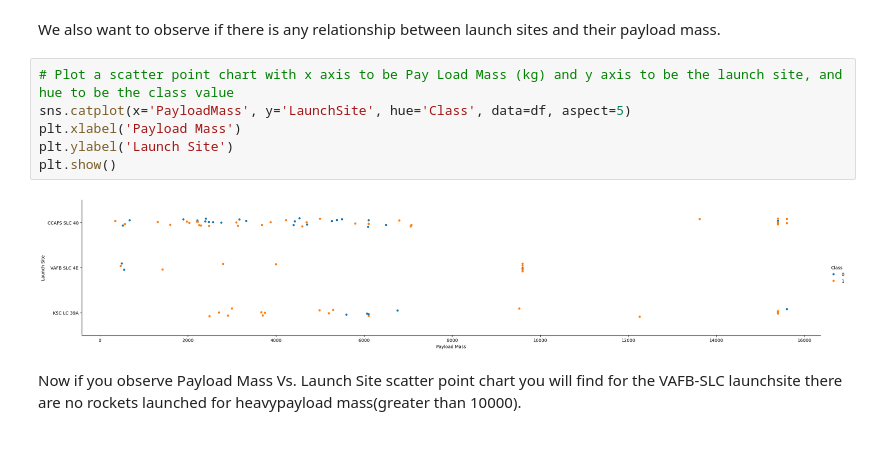
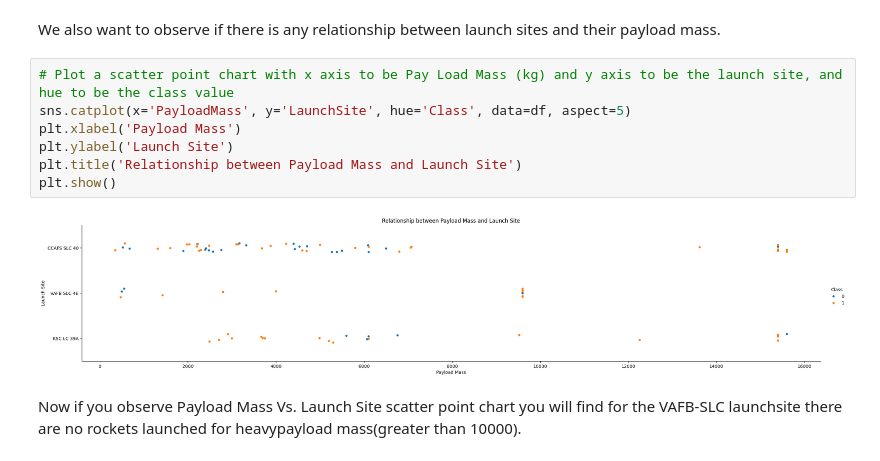
Before and after one commit to jesusdonate/Applied-Data-Science-Capstone-for-IBM, a Jupyter notebook: edadataviz.ipynb, the cells around one changed output. Cells and saved outputs as stored; diff of their text form.

```diff
--- a/edadataviz.ipynb
+++ b/edadataviz.ipynb
@@ -111,11 +112,12 @@ We also want to observe if there is any relationship between launch sites and th
 # %%
 # Plot a scatter point chart with x axis to be Pay Load Mass (kg) and y axis to be the launch site, and hue to be the class value
 sns.catplot(x='PayloadMass', y='LaunchSite', hue='Class', data=df, aspect=5)
 plt.xlabel('Payload Mass')
 plt.ylabel('Launch Site')
+plt.title('Relationship between Payload Mass and Launch Site')
 plt.show()
 # %% [output]
-[figure, old version]
+[figure, new version]
 # %% [markdown]
 Now if you observe Payload Mass Vs. Launch Site scatter point chart you will find for the VAFB-SLC  launchsite there are no  rockets  launched for  heavypayload mass(greater than 10000).
 # %% [markdown]
```
Also changed, not shown: parts of 5 cells of this notebook, 1 other file.
